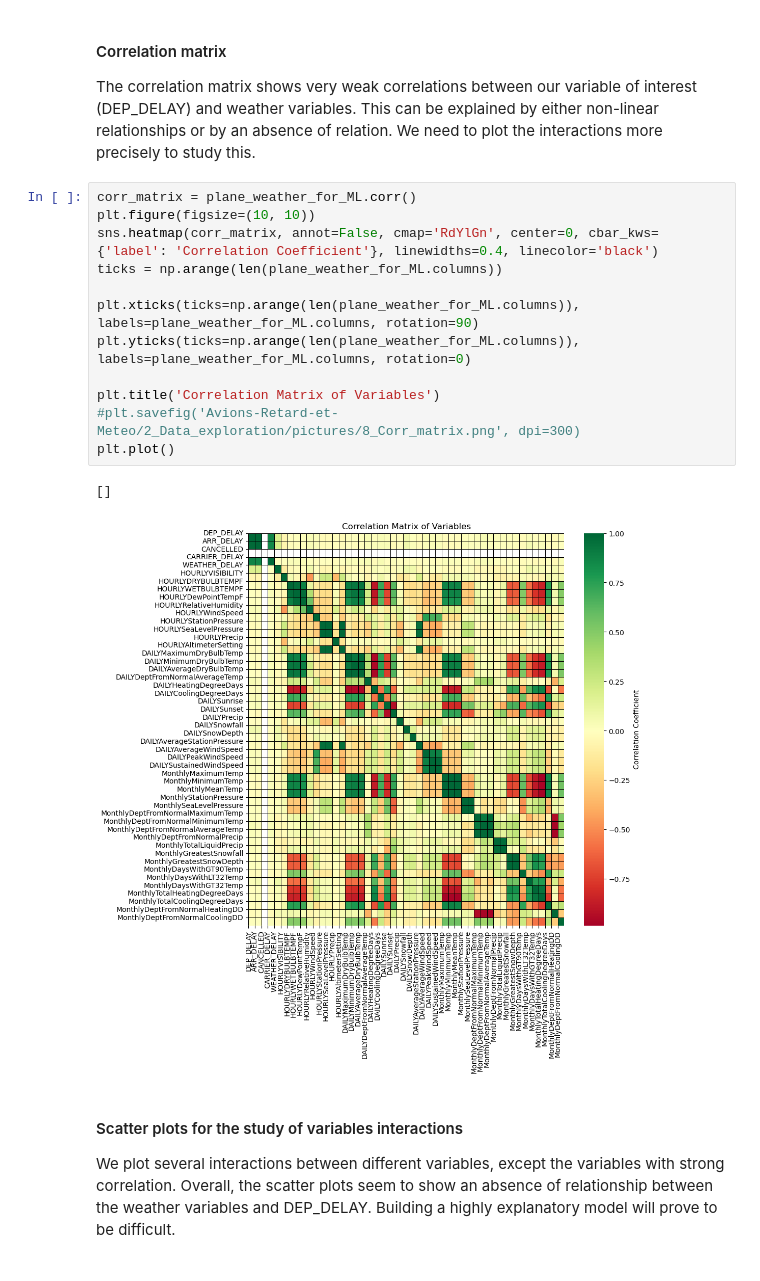
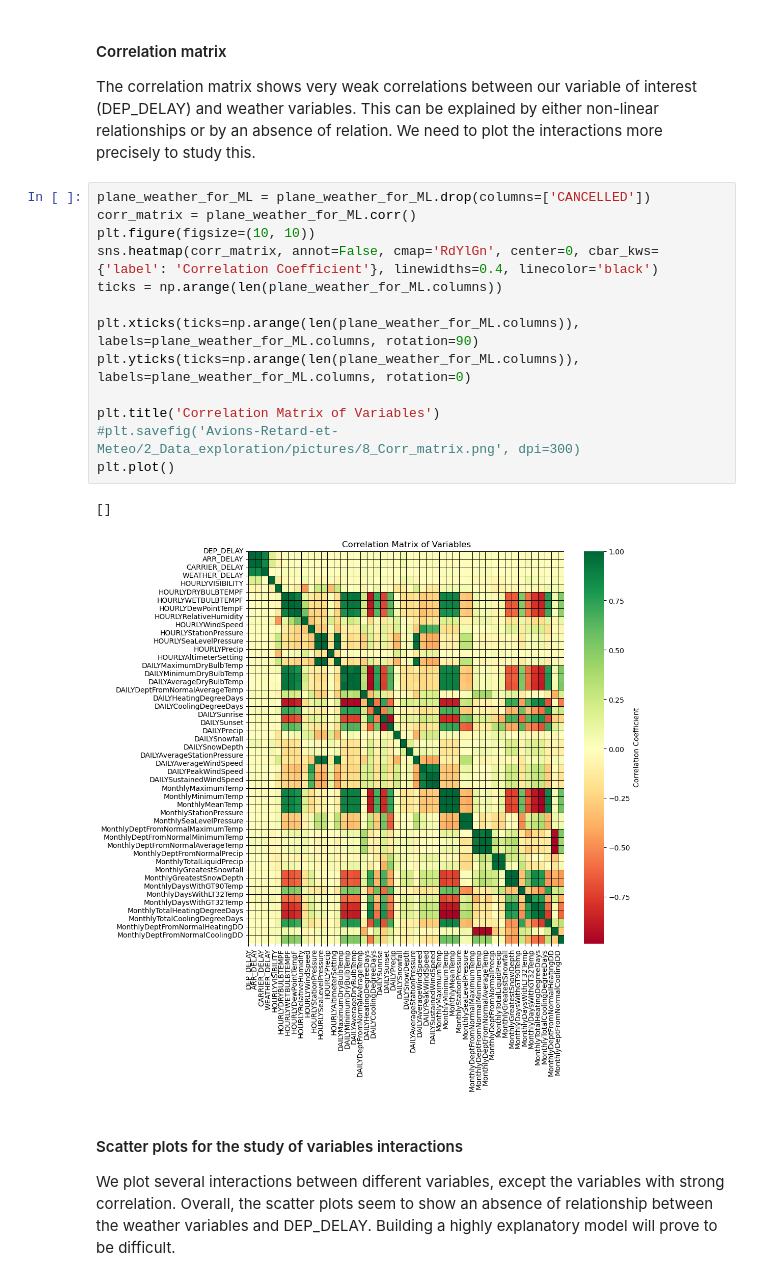
Before and after one commit to Leooryx/Avions-Retard-et-Meteo, a Jupyter notebook: notebook_final.ipynb, the cells around one changed output. Saved outputs shown, nothing was run; the diff lists cells and outputs as text.

```diff
--- a/notebook_final.ipynb
+++ b/notebook_final.ipynb
@@ -602,20 +607,21 @@ plane_weather['DAILYPrecip'] = plane_weather['DAILYPrecip']/10 #to remove the mo
 
 The correlation matrix shows very weak correlations between our variable of interest (DEP_DELAY) and weather variables. This can be explained by either non-linear relationships or by an absence of relation. We need to plot the interactions more precisely to study this.
 # %%
+plane_weather_for_ML = plane_weather_for_ML.drop(columns=['CANCELLED'])
 corr_matrix = plane_weather_for_ML.corr()
 plt.figure(figsize=(10, 10))
 sns.heatmap(corr_matrix, annot=False, cmap='RdYlGn', center=0, cbar_kws={'label': 'Correlation Coefficient'}, linewidths=0.4, linecolor='black')
 ticks = np.arange(len(plane_weather_for_ML.columns))
 
 plt.xticks(ticks=np.arange(len(plane_weather_for_ML.columns)), labels=plane_weather_for_ML.columns, rotation=90)
 plt.yticks(ticks=np.arange(len(plane_weather_for_ML.columns)), labels=plane_weather_for_ML.columns, rotation=0)
 
 plt.title('Correlation Matrix of Variables')
 #plt.savefig('Avions-Retard-et-Meteo/2_Data_exploration/pictures/8_Corr_matrix.png', dpi=300)
 plt.plot()
 # %% [output]
 []
-[figure, old version]
+[figure, new version]
 # %% [markdown]
 #### Scatter plots for the study of variables interactions
 
```
Also changed, not shown: parts of 6 cells of this notebook.
